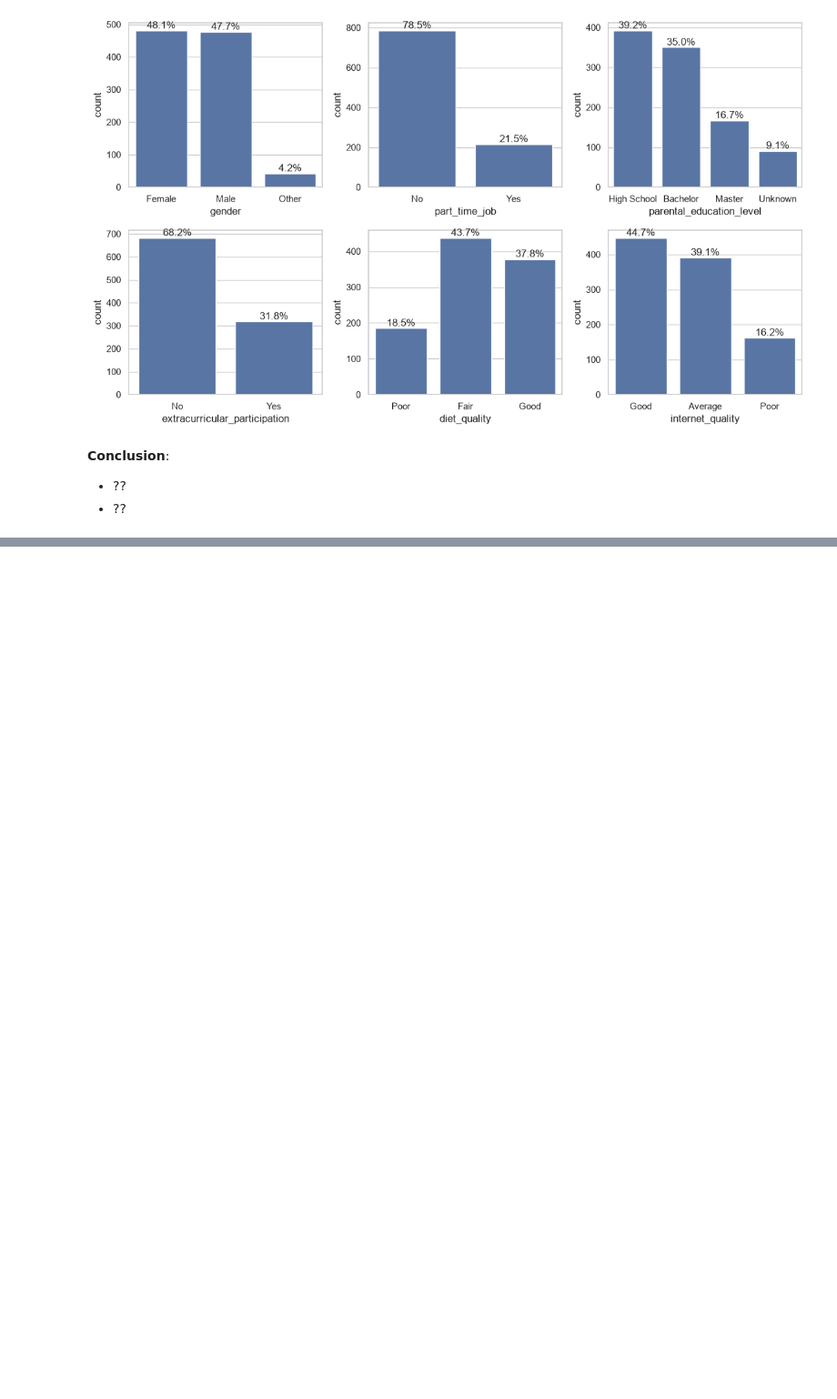
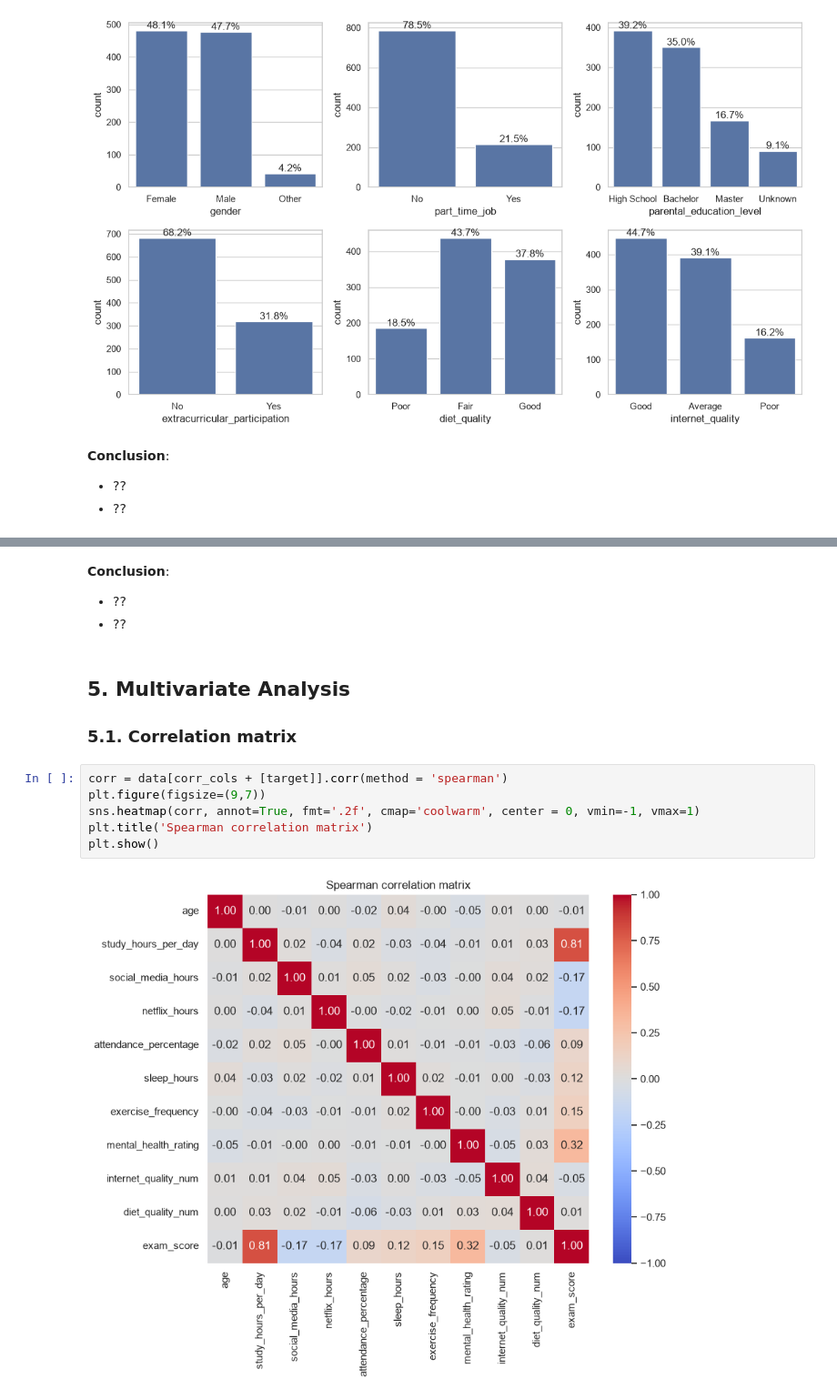
Before and after one commit to trungsyd2409/EDA_academic_performace_1, a Jupyter notebook: EDA_final.ipynb, the cells around one changed output, grey strips where cells are left out. Shown at 91% size. Cells and saved outputs as stored; diff of their text form; blank space fills up the shorter version.

Commit message:
Complete Multivariate

```diff
--- a/EDA_final.ipynb
+++ b/EDA_final.ipynb
@@ -351,0 +418,15 @@ plt.show()
+# %% [markdown]
+**Conclusion**:
+- ??
+- ??
+# %% [markdown]
+## 5. Multivariate Analysis
+### 5.1. Correlation matrix
+# %%
+corr = data[corr_cols + [target]].corr(method = 'spearman')
+plt.figure(figsize=(9,7))
+sns.heatmap(corr, annot=True, fmt='.2f', cmap='coolwarm', center = 0, vmin=-1, vmax=1)
+plt.title('Spearman correlation matrix')
+plt.show()
+# %% [output]
+[figure, added]
```
Also changed, not shown: parts of 11 cells of this notebook.
